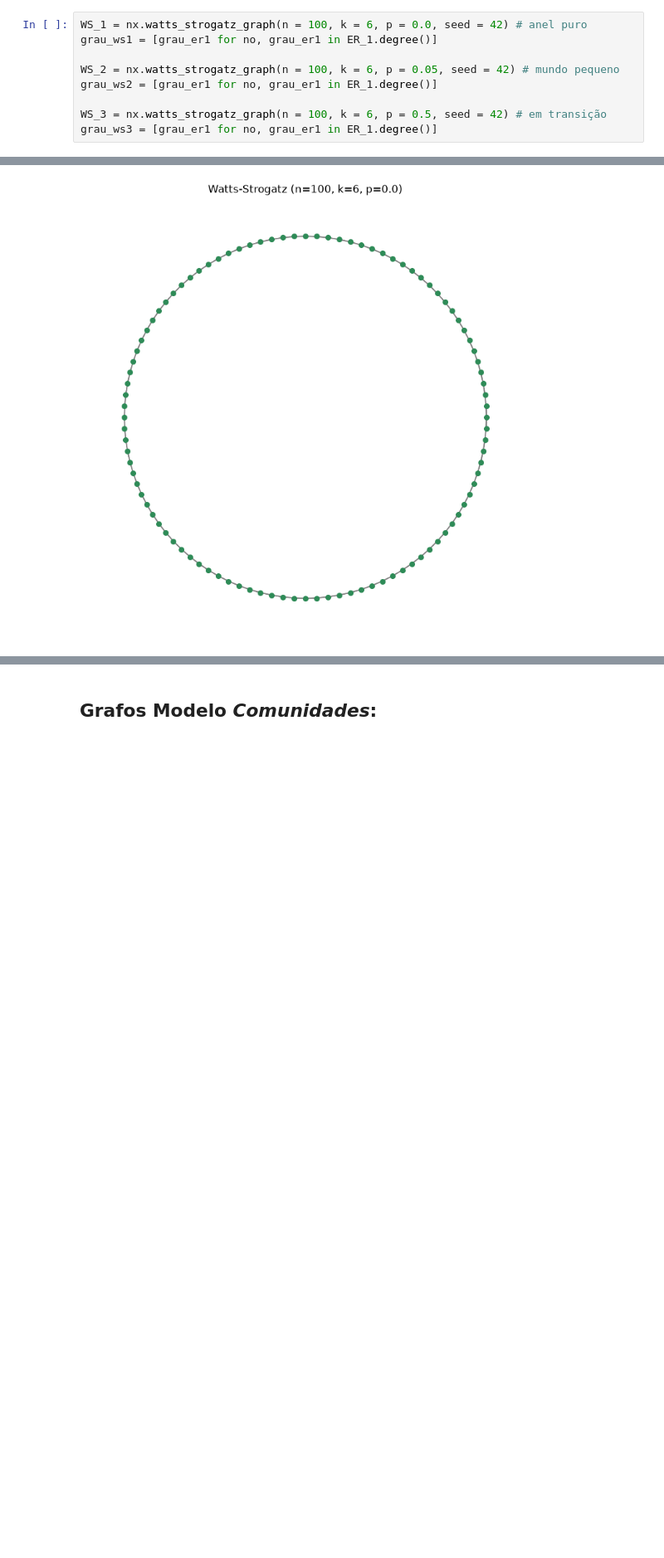
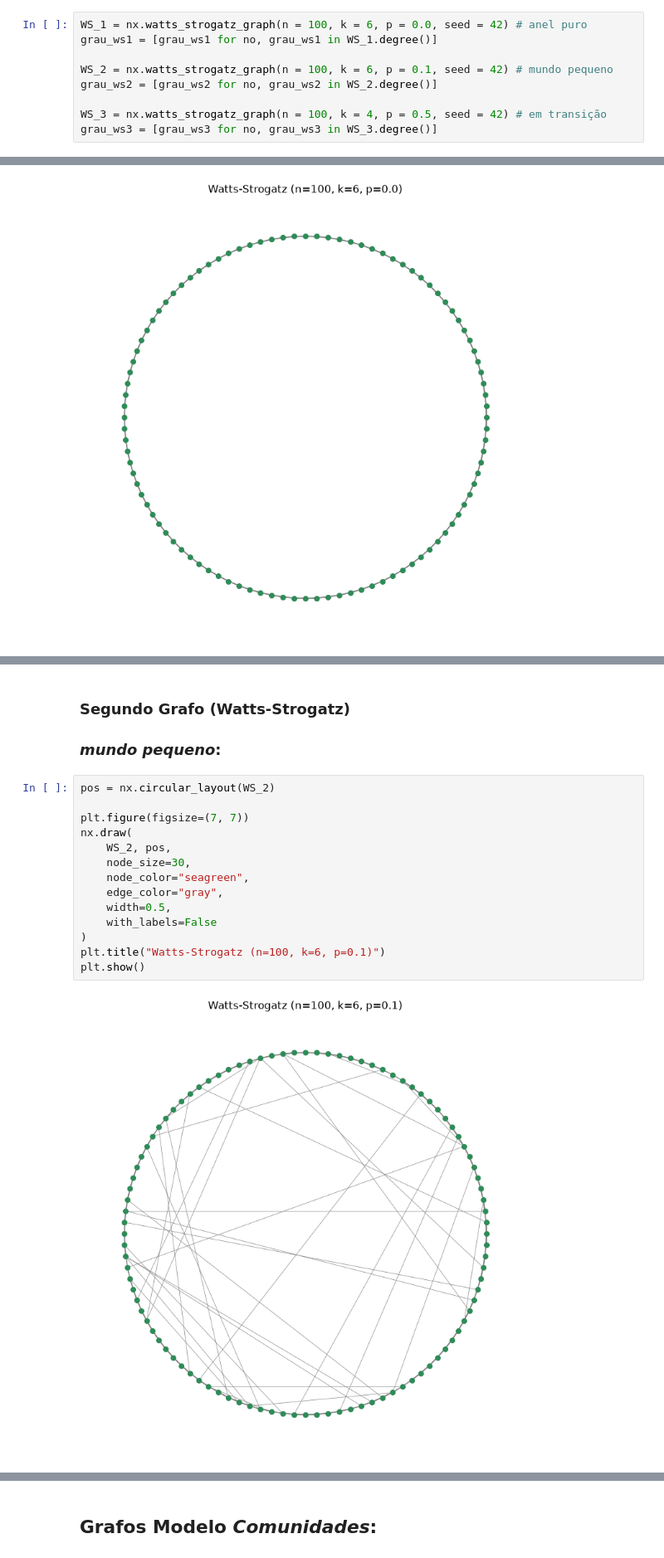
Before and after one commit to davialbuquerquerocha/EMAp.modelagem, a Jupyter notebook: parte1.ipynb, the cells around one changed output, grey strips where cells are left out. Shown at 83% size. Cells and saved outputs as stored; diff of their text form; blank space fills up the shorter version.

Commit message:
concluded watts strogatz

```diff
--- a/parte1.ipynb
+++ b/parte1.ipynb
@@ -173,13 +173,13 @@ coeficiênte de clustering médio: 0.08782348207348206
 ## Grafos Modelo _Watts-Strogatz_:
 # %%
 WS_1 = nx.watts_strogatz_graph(n = 100, k = 6, p = 0.0, seed = 42) # anel puro
-grau_ws1 = [grau_er1 for no, grau_er1 in ER_1.degree()]
+grau_ws1 = [grau_ws1 for no, grau_ws1 in WS_1.degree()]
 
-WS_2 = nx.watts_strogatz_graph(n = 100, k = 6, p = 0.05, seed = 42) # mundo pequeno
-grau_ws2 = [grau_er1 for no, grau_er1 in ER_1.degree()]
+WS_2 = nx.watts_strogatz_graph(n = 100, k = 6, p = 0.1, seed = 42) # mundo pequeno
+grau_ws2 = [grau_ws2 for no, grau_ws2 in WS_2.degree()]
 
-WS_3 = nx.watts_strogatz_graph(n = 100, k = 6, p = 0.5, seed = 42) # em transição
-grau_ws3 = [grau_er1 for no, grau_er1 in ER_1.degree()]
+WS_3 = nx.watts_strogatz_graph(n = 100, k = 4, p = 0.5, seed = 42) # em transição
+grau_ws3 = [grau_ws3 for no, grau_ws3 in WS_3.degree()]
 # %% [markdown]
 ### **Primeiro Grafo (Watts-Strogatz)**
 ### _anel puro_:
@@ -201,0 +245,19 @@ plt.show()
+# %% [markdown]
+### **Segundo Grafo (Watts-Strogatz)**
+### _mundo pequeno_:
+# %%
+pos = nx.circular_layout(WS_2)
+
+plt.figure(figsize=(7, 7))
+nx.draw(
+    WS_2, pos,
+    node_size=30,
+    node_color="seagreen",
+    edge_color="gray",
+    width=0.5,
+    with_labels=False
+)
+plt.title("Watts-Strogatz (n=100, k=6, p=0.1)")
+plt.show()
+# %% [output]
+[figure, added]
```
Also changed, not shown: parts of 11 cells of this notebook.
